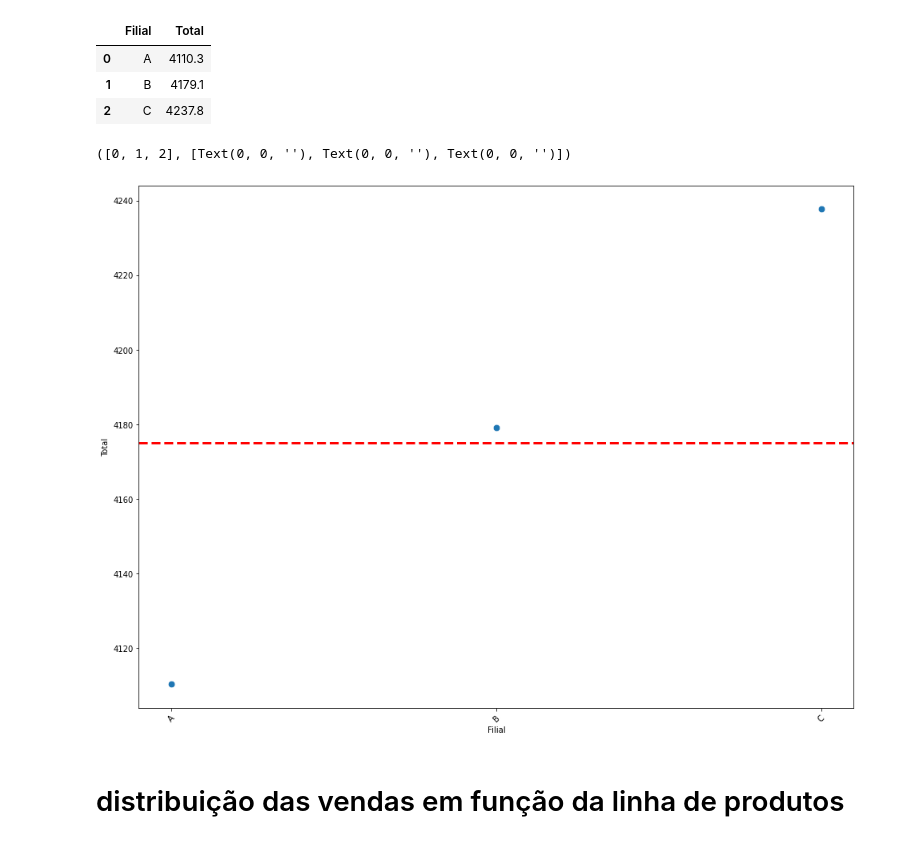
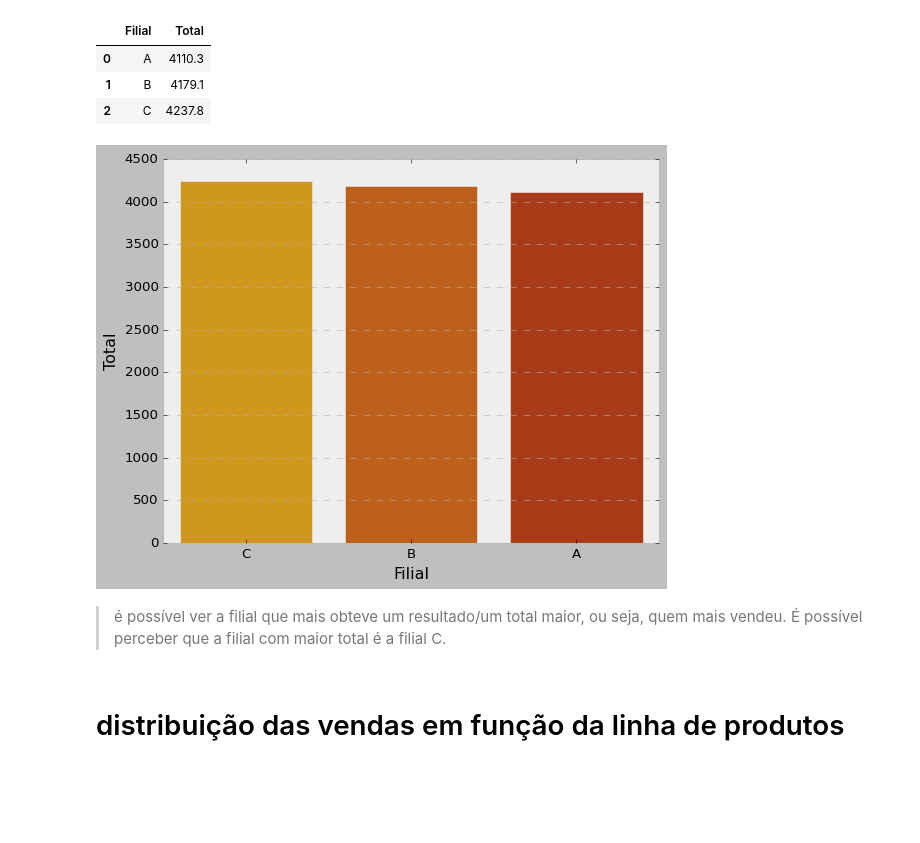
Before and after one commit to annaclarabragato/primeira-analise, a Jupyter notebook: primeira_prática.ipynb, the cells around one changed output. Saved outputs shown, nothing was run; the diff lists cells and outputs as text; code cells hidden in the pictures; blank space fills up the shorter version.

```diff
--- a/primeira_prática.ipynb
+++ b/primeira_prática.ipynb
@@ -454,14 +493,15 @@ agrupando_Filial_Total.round(1)
 | 0 | A | 4110.3 |
 | 1 | B | 4179.1 |
 | 2 | C | 4237.8 |
-# %%
-fig, ax = plt.subplots(figsize=(16,12))
-ax = sns.scatterplot(x = 'Filial', y = 'Total', data = agrupando_Filial_Total, s = 75)
-plt.axhline(y=np.nanmean(df.Total), color= 'red', linestyle= '--', linewidth = 3, label= 'Média')
-plt.xticks(rotation = 45)
-# %% [output]
-([0, 1, 2], [Text(0, 0, ''), Text(0, 0, ''), Text(0, 0, '')])
-[figure, removed]
+# %%
+agrupando_Filial_Total = agrupando_Filial_Total.sort_values(by = 'Total', ascending = False)
+Figura = sns.color_palette('gnuplot')
+Figura.reverse()
+ax = sns.barplot(x = 'Filial',y = 'Total', data = agrupando_Filial_Total, palette = Figura)
+# %% [output]
+[figure, added]
+# %% [markdown]
+> é possível ver a filial que mais obteve um resultado/um total maior, ou seja, quem mais vendeu. É possível perceber que a filial com maior total é a filial C.
 # %% [markdown]
 # distribuição das vendas em função da linha de produtos
 # %% [markdown]
```
Also changed, not shown: parts of 69 cells of this notebook.
